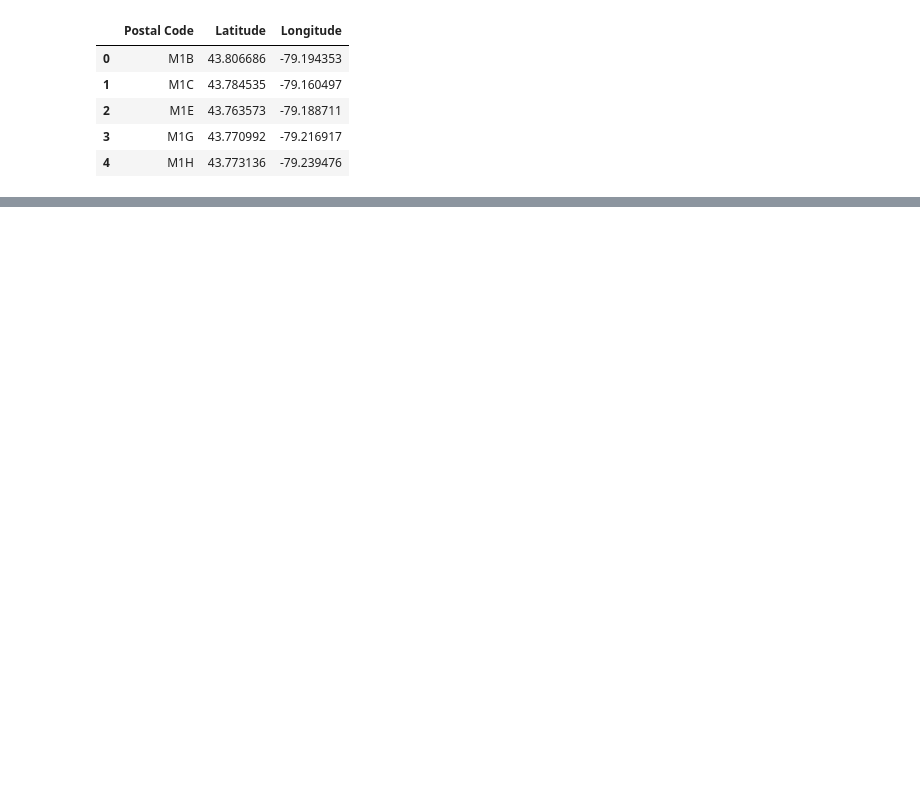
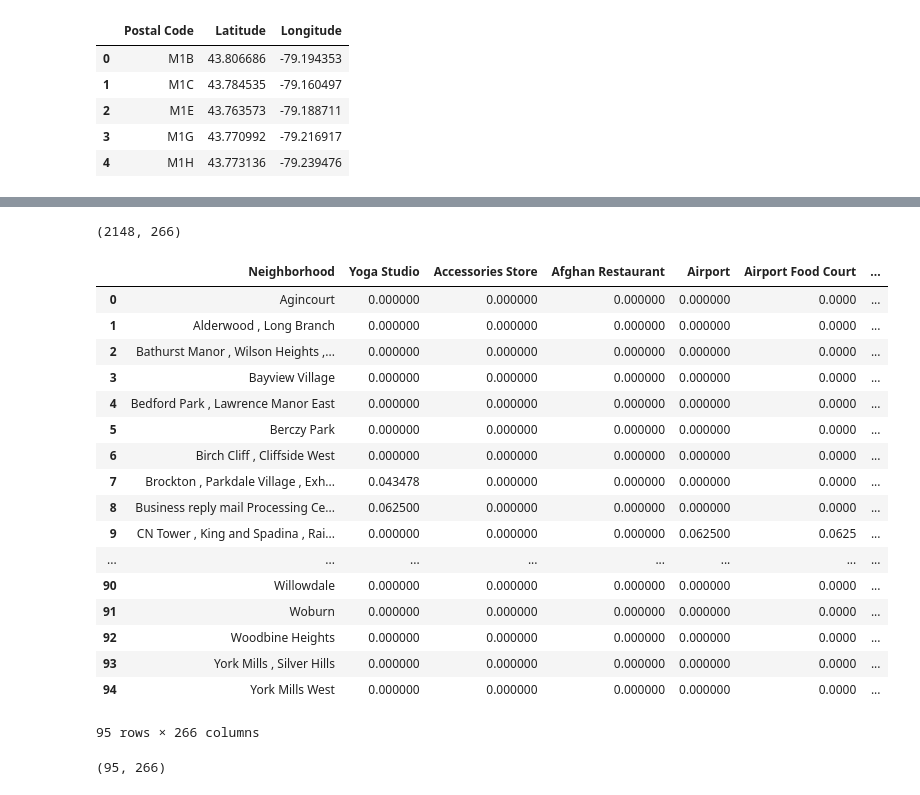
Before and after one commit to ChuminFeng/Capstone-project-for-IBM-professional-certificate, a Jupyter notebook: Neighbourhood Clustering.ipynb, the cells around one changed output, grey strips where cells are left out. Saved outputs shown, nothing was run; the diff lists cells and outputs as text; code cells hidden in the pictures; blank space fills up the shorter version.

Commit message:
Published from Watson Studio.

```diff
--- a/Neighbourhood Clustering.ipynb
+++ b/Neighbourhood Clustering.ipynb
@@ -107,0 +372,13 @@ final_data = result[['Postal Code','Borough','Neighbourhood','Latitude','Longitu
+# %%
+# convert category variables into indicator
+# one hot encoding
+Toronto_onehot = pd.get_dummies(Toronto_store[['Store Category']], prefix="", prefix_sep="")
+
+# add neighborhood column back to dataframe
+Toronto_onehot['Neighborhood'] = Toronto_store['Neighborhood']
+
+# move neighborhood column to the first column
+fixed_columns = [Toronto_onehot.columns[-1]] + list(Toronto_onehot.columns[:-1])
+Toronto_onehot = Toronto_onehot[fixed_columns]
+
+Toronto_onehot.head()
@@ -107,0 +393,31 @@ final_data = result[['Postal Code','Borough','Neighbourhood','Latitude','Longitu
+# %%
+Toronto_onehot.shape
+# %% [output]
+(2148, 266)
+# %%
+# group row by neighborhood and take the mean of the frequency of occurence of each category
+Toronto_grouped = Toronto_onehot.groupby('Neighborhood').mean().reset_index()
+Toronto_grouped
+# %% [output]
+|  | Neighborhood | Yoga Studio | Accessories Store | Afghan Restaurant | Airport | Airport Food Court | ... |
+| 0 | Agincourt | 0.000000 | 0.000000 | 0.000000 | 0.000000 | 0.0000 | ... |
+| 1 | Alderwood , Long Branch | 0.000000 | 0.000000 | 0.000000 | 0.000000 | 0.0000 | ... |
+| 2 | Bathurst Manor , Wilson Heights ,... | 0.000000 | 0.000000 | 0.000000 | 0.000000 | 0.0000 | ... |
+| 3 | Bayview Village | 0.000000 | 0.000000 | 0.000000 | 0.000000 | 0.0000 | ... |
+| 4 | Bedford Park , Lawrence Manor East | 0.000000 | 0.000000 | 0.000000 | 0.000000 | 0.0000 | ... |
+| 5 | Berczy Park | 0.000000 | 0.000000 | 0.000000 | 0.000000 | 0.0000 | ... |
+| 6 | Birch Cliff , Cliffside West | 0.000000 | 0.000000 | 0.000000 | 0.000000 | 0.0000 | ... |
+| 7 | Brockton , Parkdale Village , Exh... | 0.043478 | 0.000000 | 0.000000 | 0.000000 | 0.0000 | ... |
+| 8 | Business reply mail Processing Ce... | 0.062500 | 0.000000 | 0.000000 | 0.000000 | 0.0000 | ... |
+| 9 | CN Tower , King and Spadina , Rai... | 0.000000 | 0.000000 | 0.000000 | 0.062500 | 0.0625 | ... |
+| ... | ... | ... | ... | ... | ... | ... | ... |
+| 90 | Willowdale | 0.000000 | 0.000000 | 0.000000 | 0.000000 | 0.0000 | ... |
+| 91 | Woburn | 0.000000 | 0.000000 | 0.000000 | 0.000000 | 0.0000 | ... |
+| 92 | Woodbine Heights | 0.000000 | 0.000000 | 0.000000 | 0.000000 | 0.0000 | ... |
+| 93 | York Mills , Silver Hills | 0.000000 | 0.000000 | 0.000000 | 0.000000 | 0.0000 | ... |
+| 94 | York Mills West | 0.000000 | 0.000000 | 0.000000 | 0.000000 | 0.0000 | ... |
+95 rows × 266 columns
+# %%
+Toronto_grouped.shape
+# %% [output]
+(95, 266)
```
Also changed, not shown: parts of 57 cells of this notebook.
